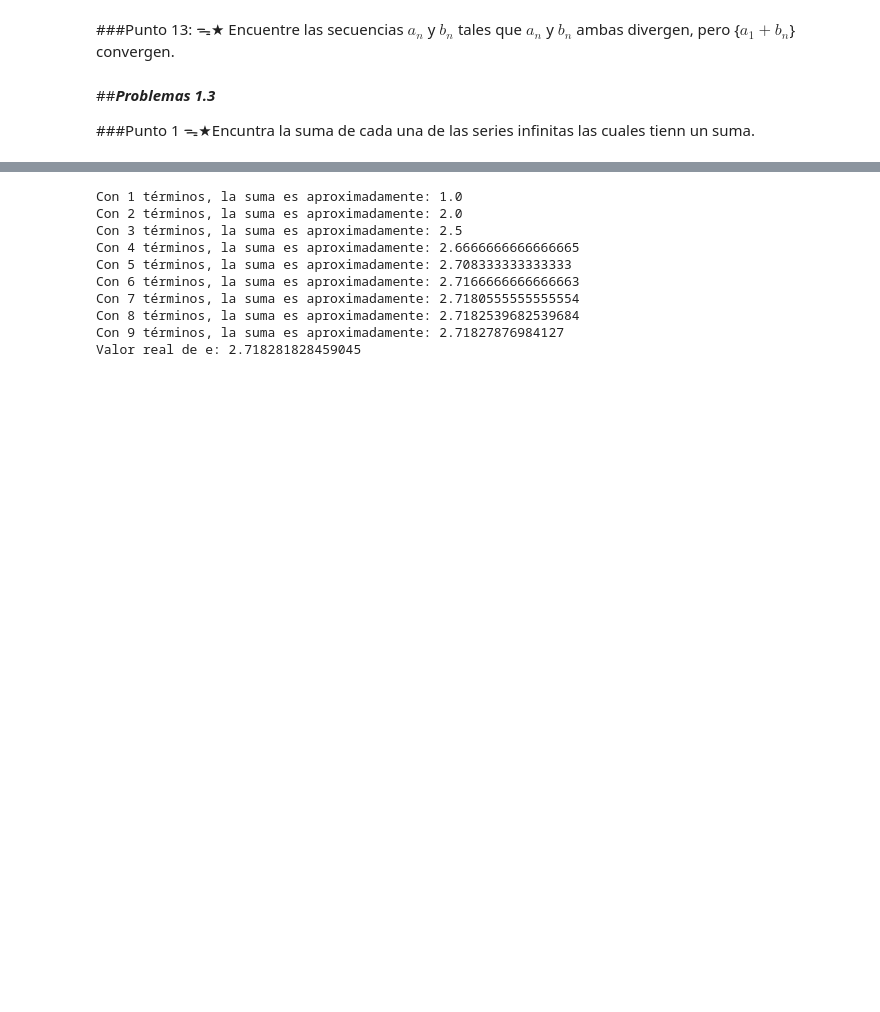
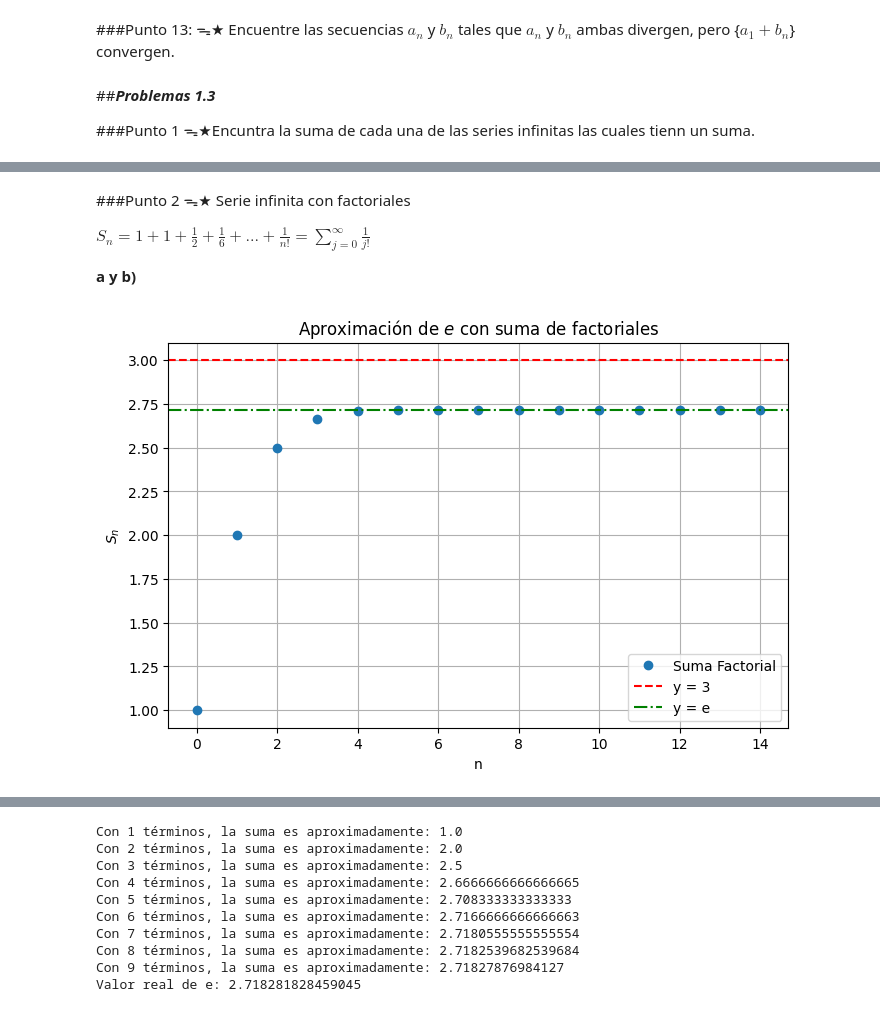
Before and after one commit to Carol-zip/TAREASAPLICADAS, a Jupyter notebook: TALLER_4.ipynb, the cells around one changed output, grey strips where cells are left out. Saved outputs shown, nothing was run; the diff lists cells and outputs as text; code cells hidden in the pictures; blank space fills up the shorter version.

```diff
--- a/TALLER_4.ipynb
+++ b/TALLER_4.ipynb
@@ -777,0 +733,36 @@ Para estimar el valor, podemos ir sumando términos hasta que se estabiliza cerc
+# %% [markdown]
+###Punto 2
+ᯓ★ Serie infinita con factoriales
+
+$S_n = 1 + 1 + \frac{1}{2} + \frac{1}{6} + ... + \frac{1}{n!} =
+\sum_{j=0}^{∞}\frac{1}{j!}$
+
+
+<font color="ADFF2F">**a y b)** </font>
+# %%
+import math
+import numpy as np
+import matplotlib.pyplot as plt
+
+def suma_factorial(n):
+    return sum(1 / math.factorial(i) for i in range(n + 1))  # Incluimos el término n
+
+# Valores de n
+n_vals = np.arange(0, 15)  # Vamos hasta 15 para mostrar la convergencia
+suma_vals = [suma_factorial(n) for n in n_vals]  # Calculamos la suma para cada n
+
+# Graficamos la serie
+plt.figure(figsize=(8, 5))
+plt.plot(n_vals, suma_vals, marker='o', linestyle='none', label="Suma Factorial")
+plt.axhline(y=3, color='r', linestyle='--', label="y = 3")  # Línea horizontal en y=3
+plt.axhline(y=math.e, color='g', linestyle='-.', label="y = e")  # Línea en y=e
+plt.xlabel('n')
+plt.ylabel('$S_n$')
+plt.title('Aproximación de $e$ con suma de factoriales')
+plt.legend()
+plt.grid()
+
+# Mostramos la gráfica
+plt.show()
+# %% [output]
+[figure, added]
```
Also changed, not shown: parts of 2 cells of this notebook.
